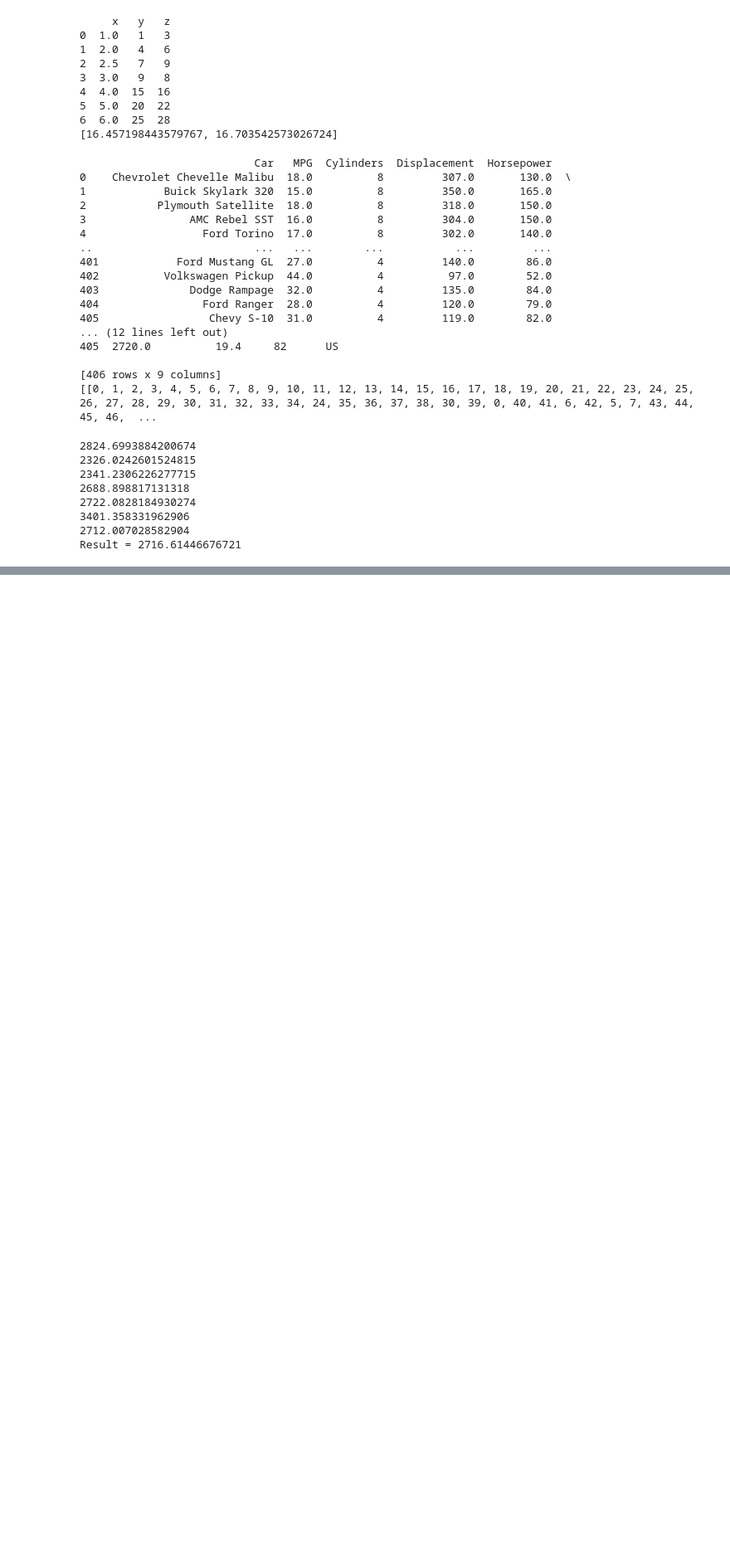
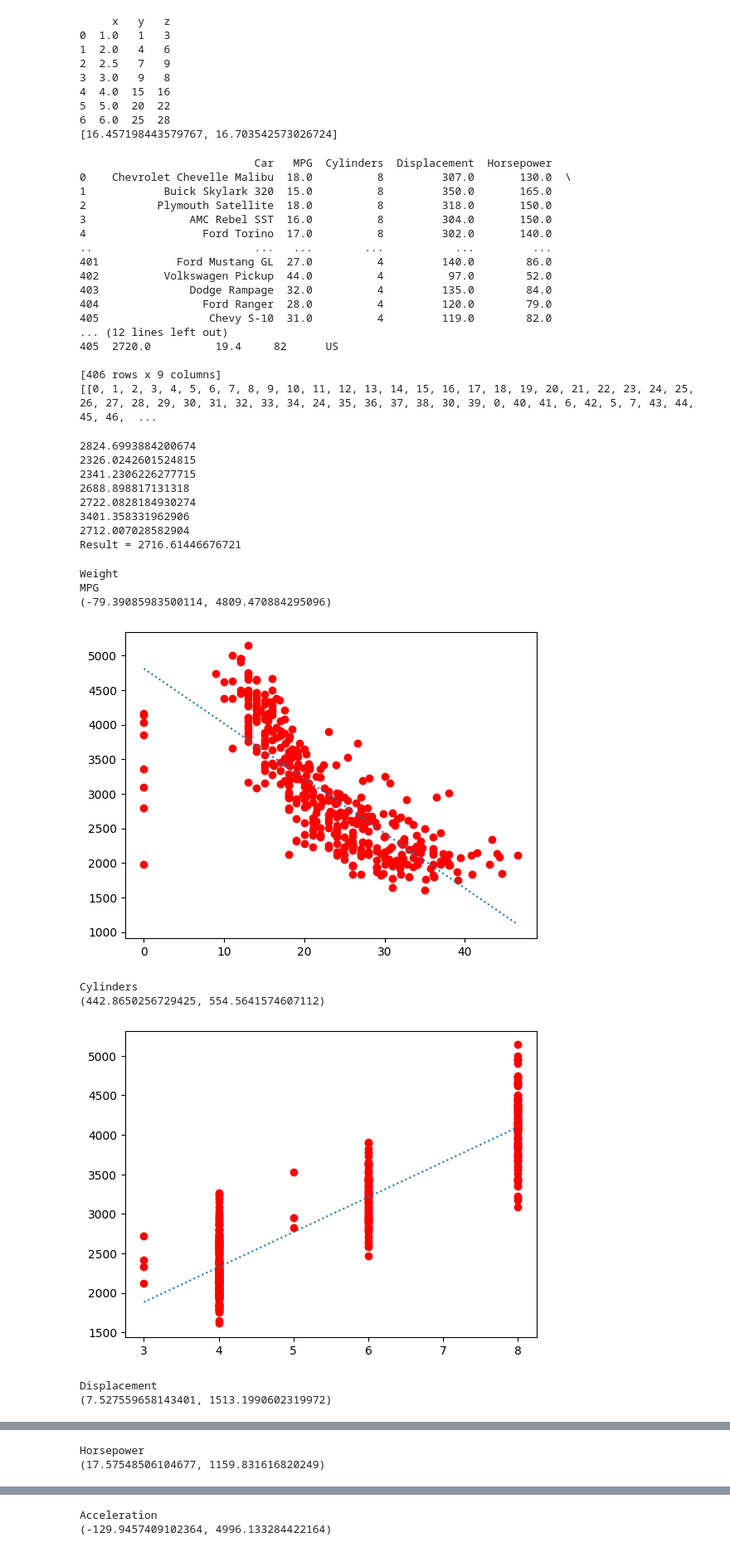
Before and after one commit to FrancoisGib/linear-regression-algorithms, a Jupyter notebook: bestFit.ipynb, the cells around one changed output, grey strips where cells are left out. Shown: that part at 83% size. Cells and saved outputs as stored; diff of their text form; code cells hidden in the pictures; blank space fills up the shorter version.

Commit message:
graphs of correlation between classes

```diff
--- a/bestFit.ipynb
+++ b/bestFit.ipynb
@@ -423,7 +423,8 @@ data = []
 for attr in file:
     data.append(file[attr])
 
-data = data[2:]
+start = 2
+data = data[start:]
 vIndex = 26
 values = []
 for i in range(0, len(data)):
@@ -443,3 +444,30 @@ print("Result =", result)
 3401.358331962906
 2712.007028582904
 Result = 2716.61446676721
+# %%
+def drawCurve(cx, cy):
+    eq = minusSquare([cx, cy])
+    print(eq)
+    x = np.array([min(cx), max(cx)])
+    y = np.array([min(cx) * eq[0] + eq[1], max(cx) * eq[0] + eq[1]])
+    plt.plot(cx, cy, 'ro')
+    plt.plot(x, y, linestyle = 'dotted')
+    plt.show()
+# %%
+n = 4
+print(colNames[n + 1])
+
+for i in range(len(data)):
+        if (i != n):
+            print(colNames[i + 1])
+            eq = drawCurve(data[i], data[n])
+# %% [output]
+Weight
+MPG
+(-79.39085983500114, 4809.470884295096)
+[figure, added]
+Cylinders
+(442.8650256729425, 554.5641574607112)
+[figure, added]
+Displacement
+(7.527559658143401, 1513.1990602319972)
@@ -445,0 +475,2 @@ Result = 2716.61446676721
+Horsepower
+(17.57548506104677, 1159.831616820249)
@@ -445,0 +478,2 @@ Result = 2716.61446676721
+Acceleration
+(-129.9457409102364, 4996.133284422164)
```
Also changed, not shown: parts of 3 cells of this notebook, 1 other file.
